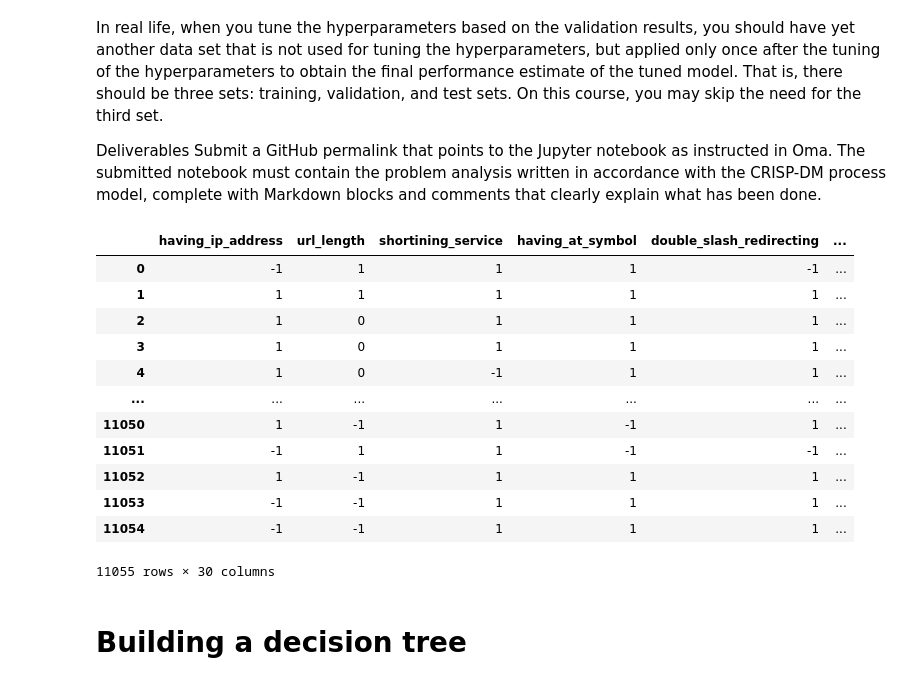
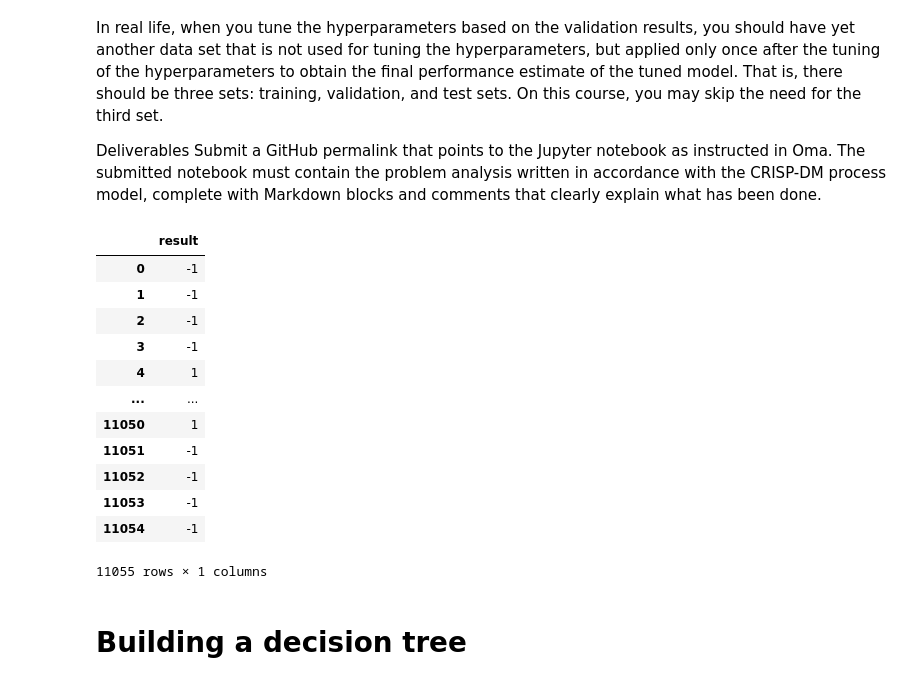
Before and after one commit to hinmiro/dataIsBeautifull_G2, a Jupyter notebook: assignments/decisiontrees_randomforests.ipynb, the cells around one changed output. Saved outputs shown, nothing was run; the diff lists cells and outputs as text; code cells hidden in the pictures.

```diff
--- a/assignments/decisiontrees_randomforests.ipynb
+++ b/assignments/decisiontrees_randomforests.ipynb
@@ -39,33 +39,33 @@ Submit a GitHub permalink that points to the Jupyter notebook as instructed in O
 # %%
 from sklearn.model_selection import train_test_split
 from ucimlrepo import fetch_ucirepo
 import pandas as pd
 import matplotlib.pyplot as plt
 
 # fetch dataset
 phishing_websites = fetch_ucirepo(id=327)
 
 # data (as pandas dataframes)
 X = phishing_websites.data.features
 y = phishing_websites.data.targets
 
 # Split data for validation purpose
 X_train, X_test, y_train, y_test = train_test_split(X, y, test_size = 0.30, random_state=15)
-X
+y
 # %% [output]
-|  | having_ip_address | url_length | shortining_service | having_at_symbol | double_slash_redirecting | ... |
-| 0 | -1 | 1 | 1 | 1 | -1 | ... |
-| 1 | 1 | 1 | 1 | 1 | 1 | ... |
-| 2 | 1 | 0 | 1 | 1 | 1 | ... |
-| 3 | 1 | 0 | 1 | 1 | 1 | ... |
-| 4 | 1 | 0 | -1 | 1 | 1 | ... |
-| ... | ... | ... | ... | ... | ... | ... |
-| 11050 | 1 | -1 | 1 | -1 | 1 | ... |
-| 11051 | -1 | 1 | 1 | -1 | -1 | ... |
-| 11052 | 1 | -1 | 1 | 1 | 1 | ... |
-| 11053 | -1 | -1 | 1 | 1 | 1 | ... |
-| 11054 | -1 | -1 | 1 | 1 | 1 | ... |
+|  | result |
+| 0 | -1 |
+| 1 | -1 |
+| 2 | -1 |
+| 3 | -1 |
+| 4 | 1 |
+| ... | ... |
+| 11050 | 1 |
+| 11051 | -1 |
+| 11052 | -1 |
+| 11053 | -1 |
+| 11054 | -1 |
-11055 rows × 30 columns
+11055 rows × 1 columns
 # %% [markdown]
 # Building a decision tree
 # %%
```
Also changed, not shown: parts of 7 cells of this notebook.
